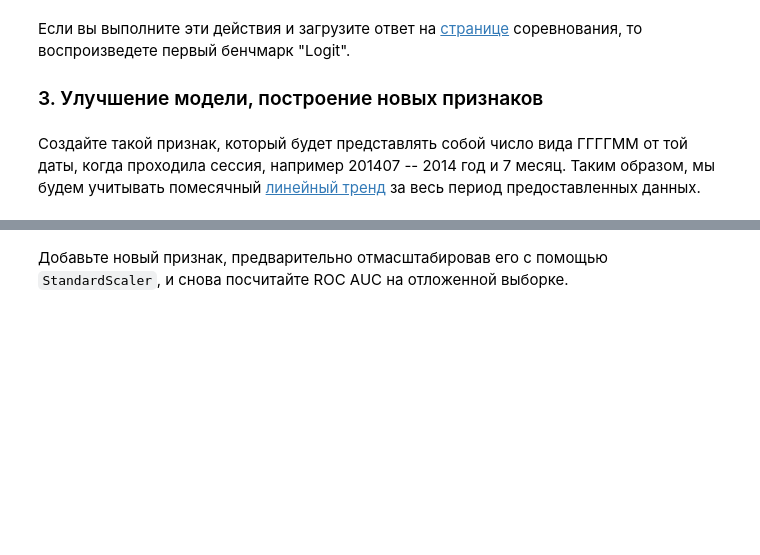
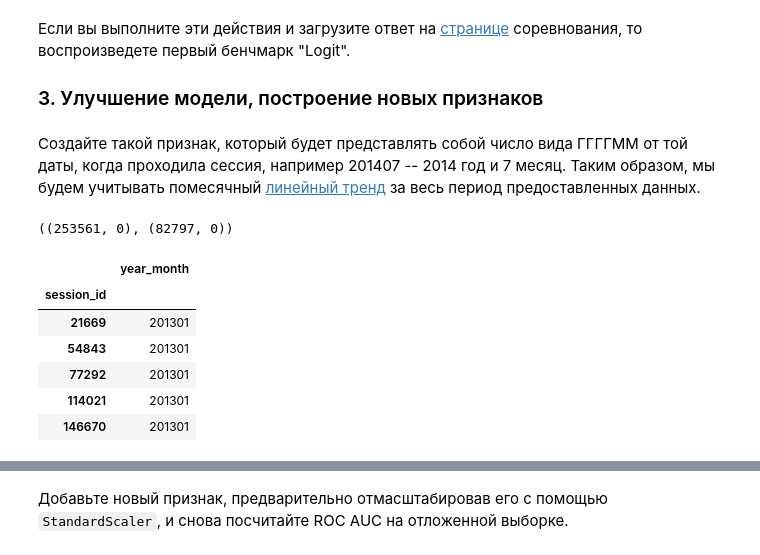
Before and after one commit to Noegon/mlcourse.ai, a Jupyter notebook: jupyter_russian/topic04_linear_models/lesson4_practice_alice_benchmarks.ipynb, the cells around one changed output, grey strips where cells are left out. Saved outputs shown, nothing was run; the diff lists cells and outputs as text; code cells hidden in the pictures; blank space fills up the shorter version.

```diff
--- a/jupyter_russian/topic04_linear_models/lesson4_practice_alice_benchmarks.ipynb
+++ b/jupyter_russian/topic04_linear_models/lesson4_practice_alice_benchmarks.ipynb
@@ -175,0 +223,4 @@ def write_to_submission_file(predicted_labels, out_file,
+# %%
+new_train_features.shape, new_test_features.shape
+# %% [output]
+((253561, 0), (82797, 0))
@@ -175,0 +231,14 @@ def write_to_submission_file(predicted_labels, out_file,
+# %%
+# Рассмотрим только время начала каждой сессии - поле time1
+new_train_features['year_month'] = train_na_zero['time1'].apply(lambda ts: str(ts.year * 100 + ts.month))
+new_test_features['year_month'] = test_na_zero['time1'].apply(lambda ts: str(ts.year * 100 + ts.month))
+
+new_train_features.head()
+# %% [output]
+|  | year_month |
+| session_id |  |
+| 21669 | 201301 |
+| 54843 | 201301 |
+| 77292 | 201301 |
+| 114021 | 201301 |
+| 146670 | 201301 |
```
Also changed, not shown: parts of 20 cells of this notebook, 1 other file.
